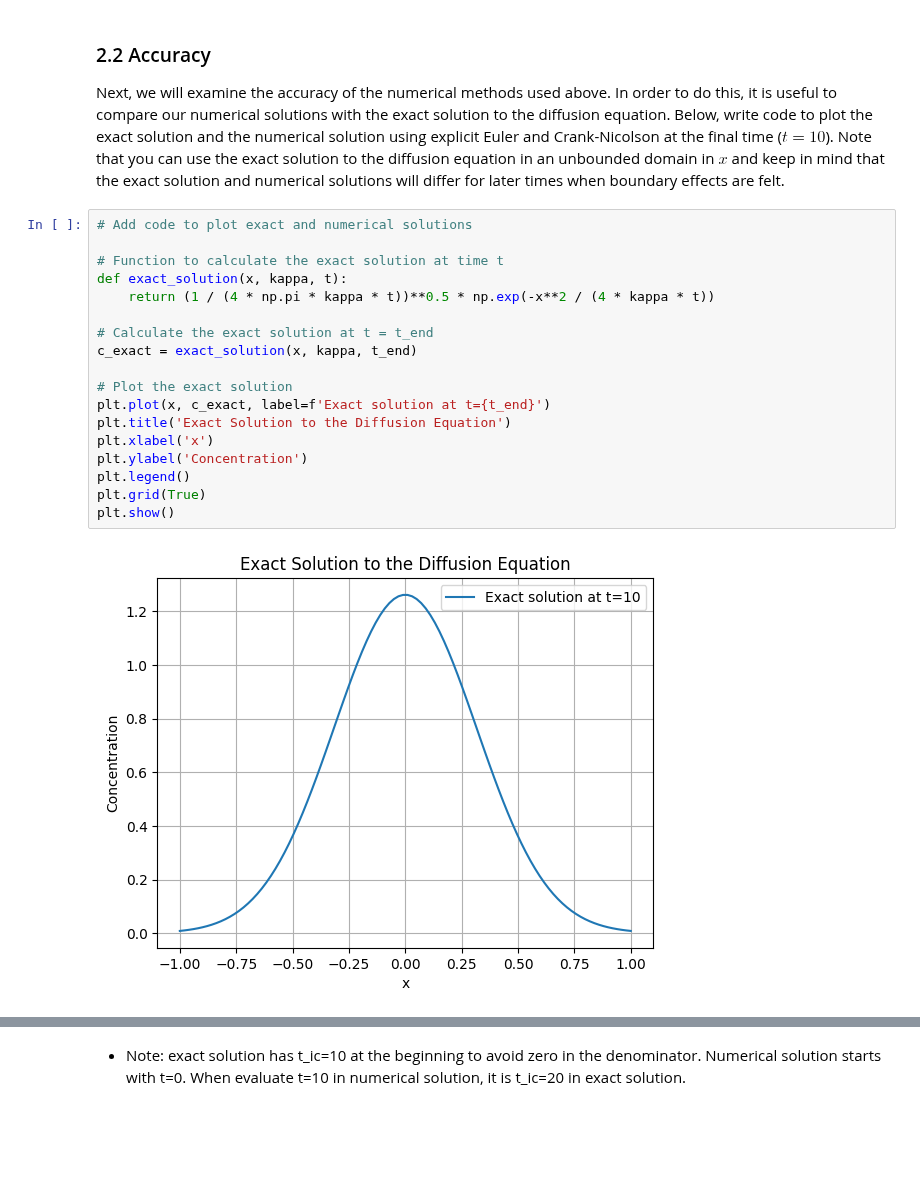
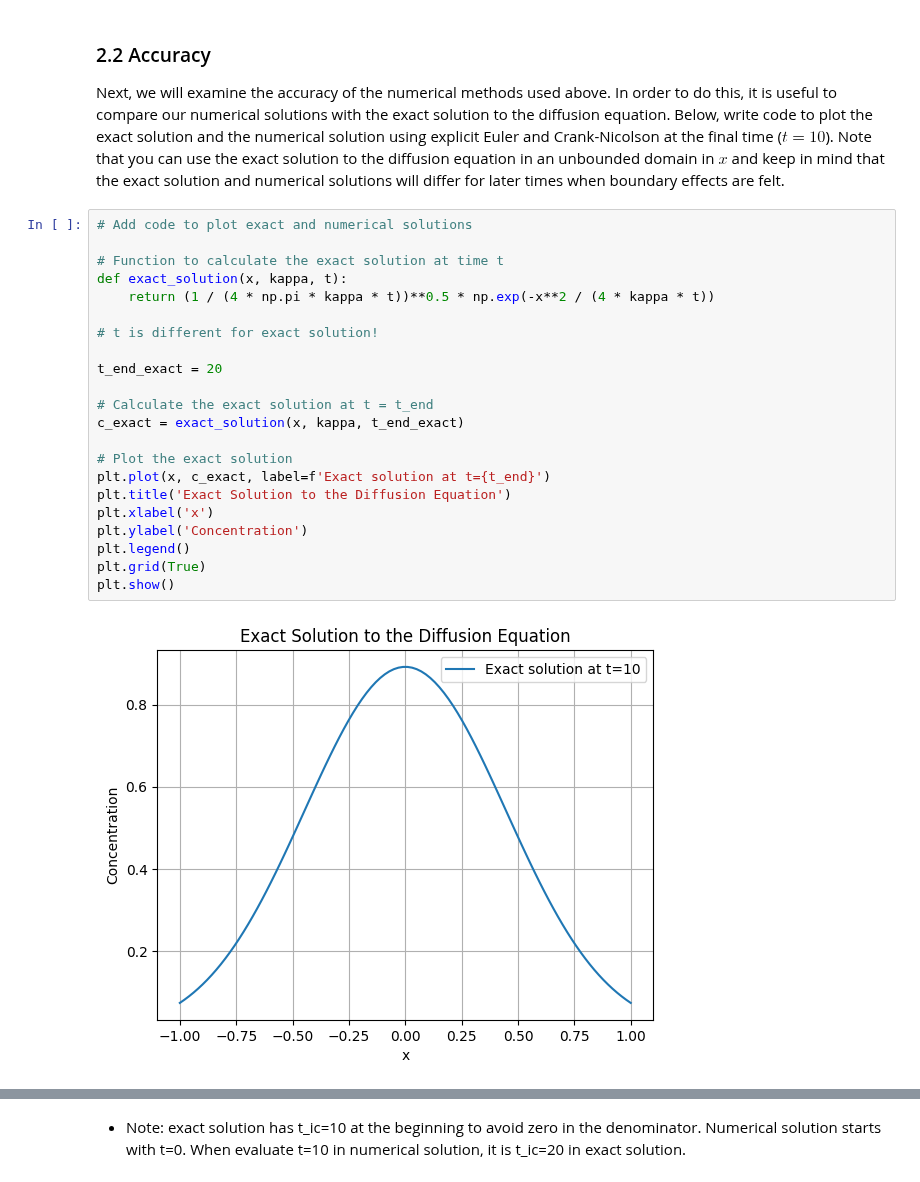
Before and after one commit to yu-huang-1/QCES, a Jupyter notebook: Project1_numerical_methods.ipynb, the cells around one changed output, grey strips where cells are left out. Saved outputs shown, nothing was run; the diff lists cells and outputs as text; blank space fills up the shorter version.

```diff
--- a/Project1_numerical_methods.ipynb
+++ b/Project1_numerical_methods.ipynb
@@ -292,23 +292,27 @@ Next, we will examine the accuracy of the numerical methods used above. In order
 # %%
 # Add code to plot exact and numerical solutions
 
 # Function to calculate the exact solution at time t
 def exact_solution(x, kappa, t):
     return (1 / (4 * np.pi * kappa * t))**0.5 * np.exp(-x**2 / (4 * kappa * t))
 
+# t is different for exact solution!
+
+t_end_exact = 20
+
 # Calculate the exact solution at t = t_end
-c_exact = exact_solution(x, kappa, t_end)
+c_exact = exact_solution(x, kappa, t_end_exact)
 
 # Plot the exact solution
 plt.plot(x, c_exact, label=f'Exact solution at t={t_end}')
 plt.title('Exact Solution to the Diffusion Equation')
 plt.xlabel('x')
 plt.ylabel('Concentration')
 plt.legend()
 plt.grid(True)
 plt.show()
 # %% [output]
-[figure, old version]
+[figure, new version]
 # %%
 # Run the explicit Euler method
 c_EE = EE(x, t, kappa)
```
Also changed, not shown: parts of 2 cells of this notebook.
